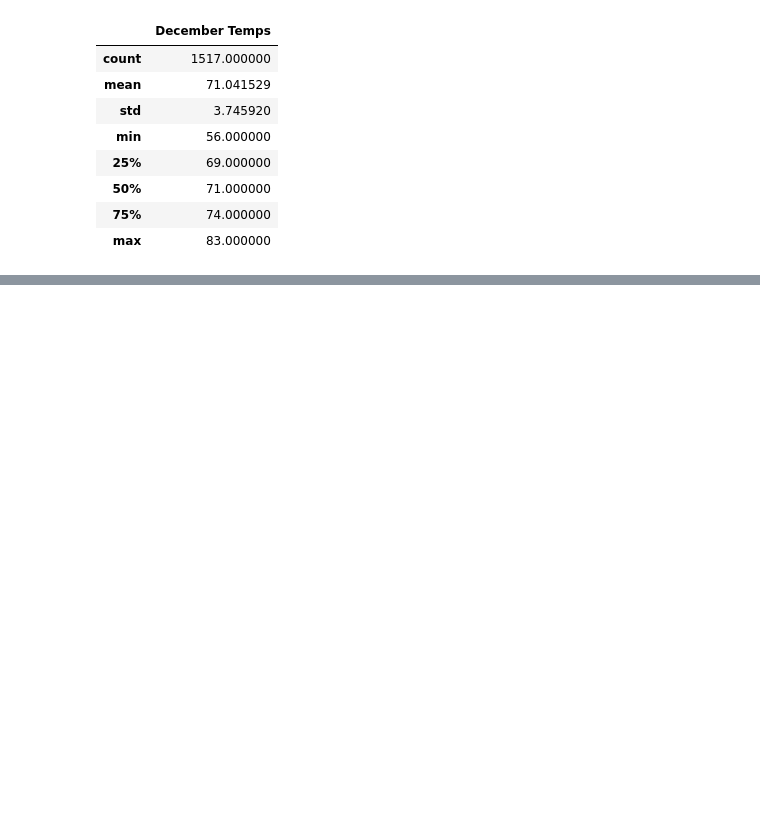
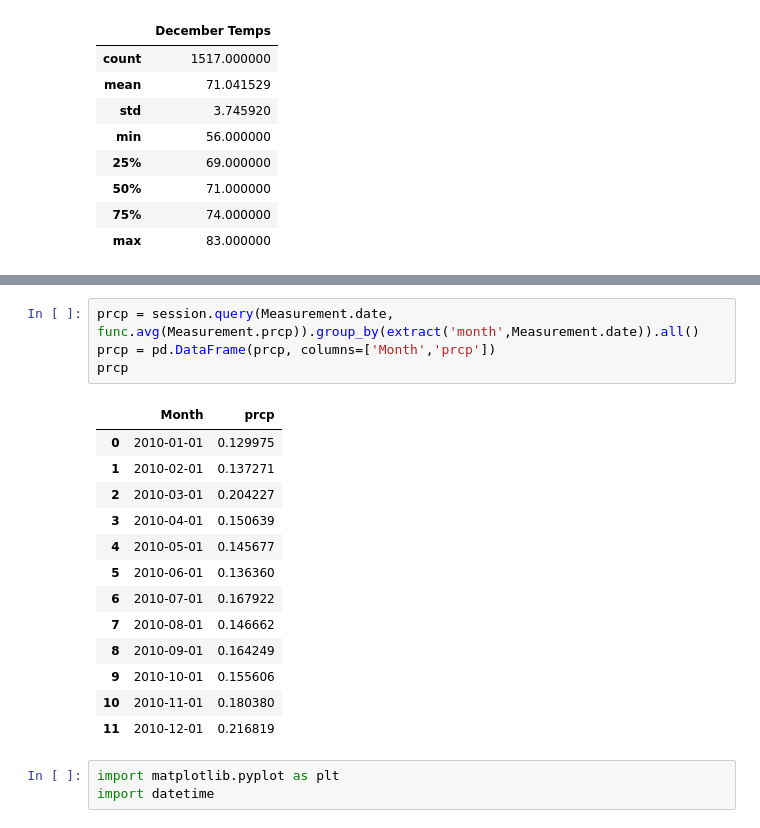
Before and after one commit to Takomochi/surfs_up, a Jupyter notebook: SurfsUp_Challenge.ipynb, the cells around one changed output, grey strips where cells are left out. Cells and saved outputs as stored; diff of their text form; blank space fills up the shorter version.

```diff
--- a/SurfsUp_Challenge.ipynb
+++ b/SurfsUp_Challenge.ipynb
@@ -75,0 +141,21 @@ temp_dec.describe()
+# %%
+prcp = session.query(Measurement.date, func.avg(Measurement.prcp)).group_by(extract('month',Measurement.date)).all()
+prcp = pd.DataFrame(prcp, columns=['Month','prcp'])
+prcp
+# %% [output]
+|  | Month | prcp |
+| 0 | 2010-01-01 | 0.129975 |
+| 1 | 2010-02-01 | 0.137271 |
+| 2 | 2010-03-01 | 0.204227 |
+| 3 | 2010-04-01 | 0.150639 |
+| 4 | 2010-05-01 | 0.145677 |
+| 5 | 2010-06-01 | 0.136360 |
+| 6 | 2010-07-01 | 0.167922 |
+| 7 | 2010-08-01 | 0.146662 |
+| 8 | 2010-09-01 | 0.164249 |
+| 9 | 2010-10-01 | 0.155606 |
+| 10 | 2010-11-01 | 0.180380 |
+| 11 | 2010-12-01 | 0.216819 |
+# %%
+import matplotlib.pyplot as plt
+import datetime
```
Also changed, not shown: parts of 10 cells of this notebook, 1 other file.
